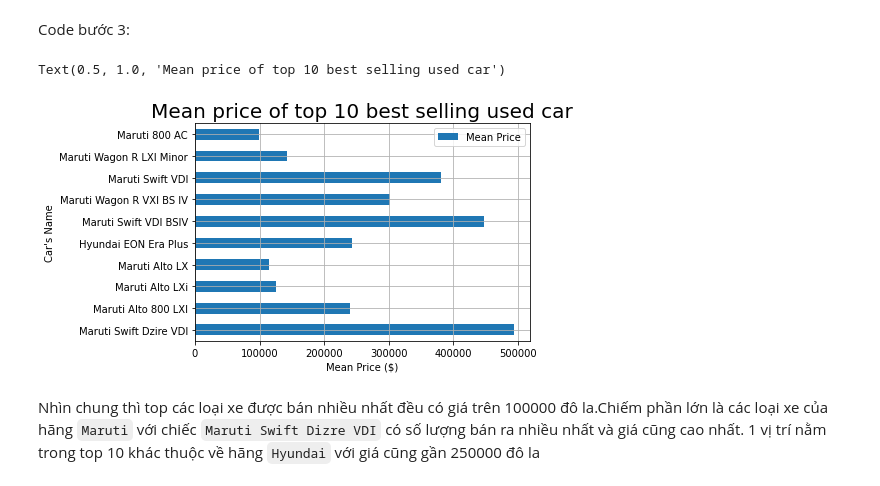
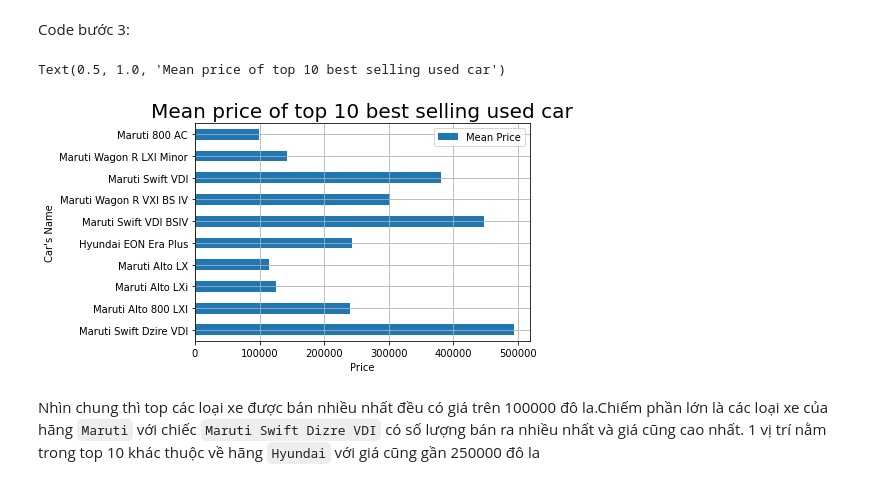
Before and after one commit to syhcmus/LTKHDL, a Jupyter notebook: 18120491_18120540.ipynb, the cells around one changed output. Saved outputs shown, nothing was run; the diff lists cells and outputs as text; code cells hidden in the pictures.

```diff
--- a/18120491_18120540.ipynb
+++ b/18120491_18120540.ipynb
@@ -450,12 +450,12 @@ Code bước 3:
 # %%
 mean_price_top_10_selling_cars.plot(kind='barh')
 plt.grid()
-plt.xlabel('Mean Price ($)')
+plt.xlabel('Price')
 plt.ylabel("Car's Name")
 plt.title("Mean price of top 10 best selling used car", size=20)
 # %% [output]
 Text(0.5, 1.0, 'Mean price of top 10 best selling used car')
-[figure, old version]
+[figure, new version]
 # %% [markdown]
 Nhìn chung thì top các loại xe được bán nhiều nhất đều có giá trên 100000 đô la.Chiếm phần lớn là các loại xe của hãng `Maruti` với chiếc `Maruti Swift Dizre VDI` có số lượng bán ra nhiều nhất và giá cũng cao nhất. 1 vị trí nằm trong top 10 khác thuộc về hãng `Hyundai` với giá cũng gần 250000 đô la
 # %% [markdown]
```
Also changed, not shown: parts of 4 cells of this notebook.
